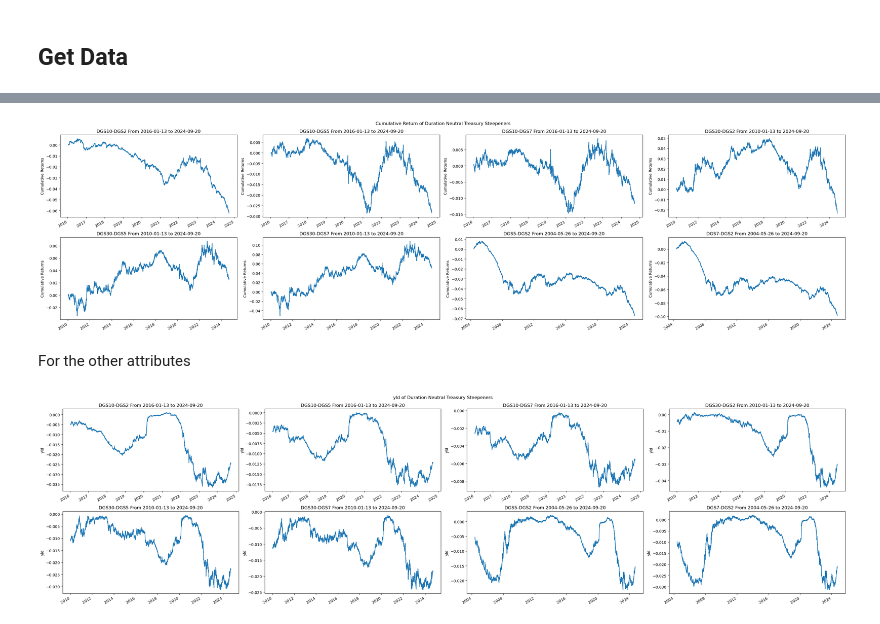
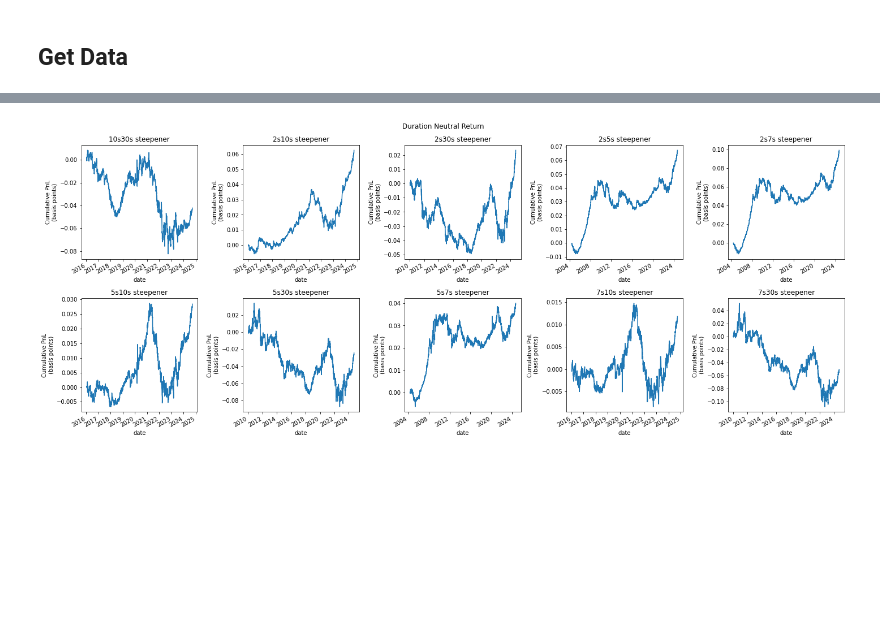
Before and after one commit to diegodalvarez/CashTreasuries, a Jupyter notebook: root/notebooks/CTDSpreads.ipynb, the cells around one changed output, grey strips where cells are left out. Saved outputs shown, nothing was run; the diff lists cells and outputs as text; code cells hidden in the pictures; blank space fills up the shorter version.

```diff
--- a/root/notebooks/CTDSpreads.ipynb
+++ b/root/notebooks/CTDSpreads.ipynb
@@ -40,5 +15,0 @@ For all specific attributes
-# %%
-df_rtn = get_position_attribute("bnd_rtn")
-df_yld = get_position_attribute("yld")
-df_dur = get_position_attribute("dur")
-df_cvx = get_position_attribute("cvx")
@@ -46,0 +16,2 @@ For returns
+# %%
+df = Spread().get_spread()
@@ -46,0 +88,13 @@ For returns
+# %%
+def get_rtn(df: pd.DataFrame) -> pd.DataFrame:
+
+    df_rtn = (df.query(
+        "var == 'bnd_rtn'").
+        assign(
+            long_rtn  = lambda x: x.long_weight * x.long_val,
+            short_rtn = lambda x: x.short_weight * x.short_val)
+        [["date", "long_rtn", "short_rtn", "steepener"]])
+
+    return df_rtn
+
+df_rtn = get_rtn(df)
@@ -47,32 +128,28 @@ For returns
 # %%
-def plot_rtn(df_rtn: pd.DataFrame) -> plt.Figure:
+def plot_return(df_rtn: pd.DataFrame) -> plt.Figure:
 
-    variables = (df_rtn.spread.drop_duplicates().sort_values().to_list())
-    fig, axes = plt.subplots(ncols = len(variables) // 2, nrows = len(variables) // 4, figsize = (30,8))
+    df_spread = (df_rtn.assign(
+        spread_rtn = lambda x: x.long_rtn - x.short_rtn))
 
-    for variable, ax in zip(variables, axes.flatten()):
+    steepeners = df_rtn.steepener.drop_duplicates().sort_values().to_list()
+    fig, axes  = plt.subplots(ncols = len(steepeners) // 2, nrows = len(steepeners) // 5, figsize = (20,8))
 
-        df_plot = (df_rtn.query(
-            "spread == @variable").
+    for steepener, ax in zip(steepeners, axes.flatten()):
+
+        (df_spread.query(
+            "steepener == @steepener").
             set_index("date")
-            [["spread_val"]].
-            cumsum())
+            [["spread_rtn"]].
+            cumsum().
+            plot(
+                ax     = ax,
+                legend = False,
+                title  = steepener,
+                ylabel = "Cumulative PnL\n(basis points)"))
 
-        (df_plot.plot(
-            ax     = ax,
-            ylabel = "Cumulative Returns",
-            xlabel = "",
-            legend = False,
-            title  = "{} From {} to {}".format(
-                variable,
-                df_plot.index.min().date(),
-                df_plot.index.max().date())))
-
-    fig.suptitle("Cumulative Return of Duration Neutral Treasury Steepeners")
+    fig.suptitle("Duration Neutral Return")
     plt.tight_layout()
 
-plot_rtn(df_rtn)
+plot_return(df_rtn)
 # %% [output]
-[figure, old version]
+[figure, new version]
-# %% [markdown]
-For the other attributes
@@ -106,4 +155,0 @@ def plot_attribute(df: pd.DataFrame) -> plt.Figure:
-# %%
-plot_attribute(df_yld)
-# %% [output]
-[figure, removed]
```
Also changed, not shown: parts of 14 cells of this notebook, 4 other files.
